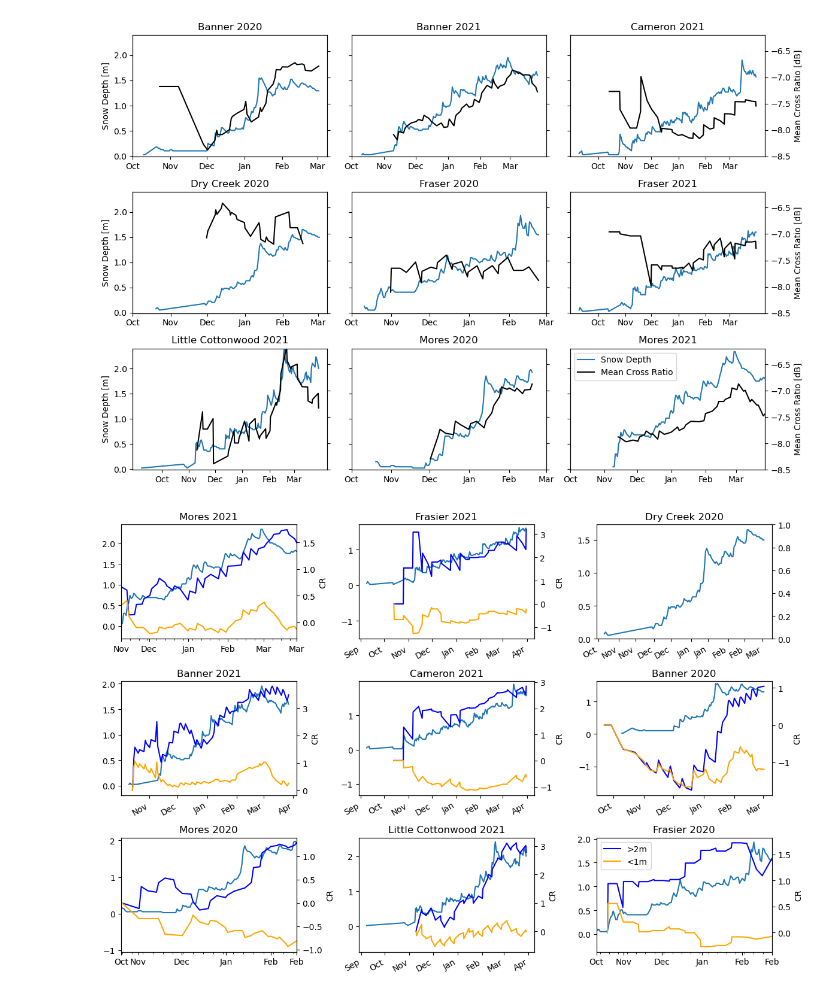
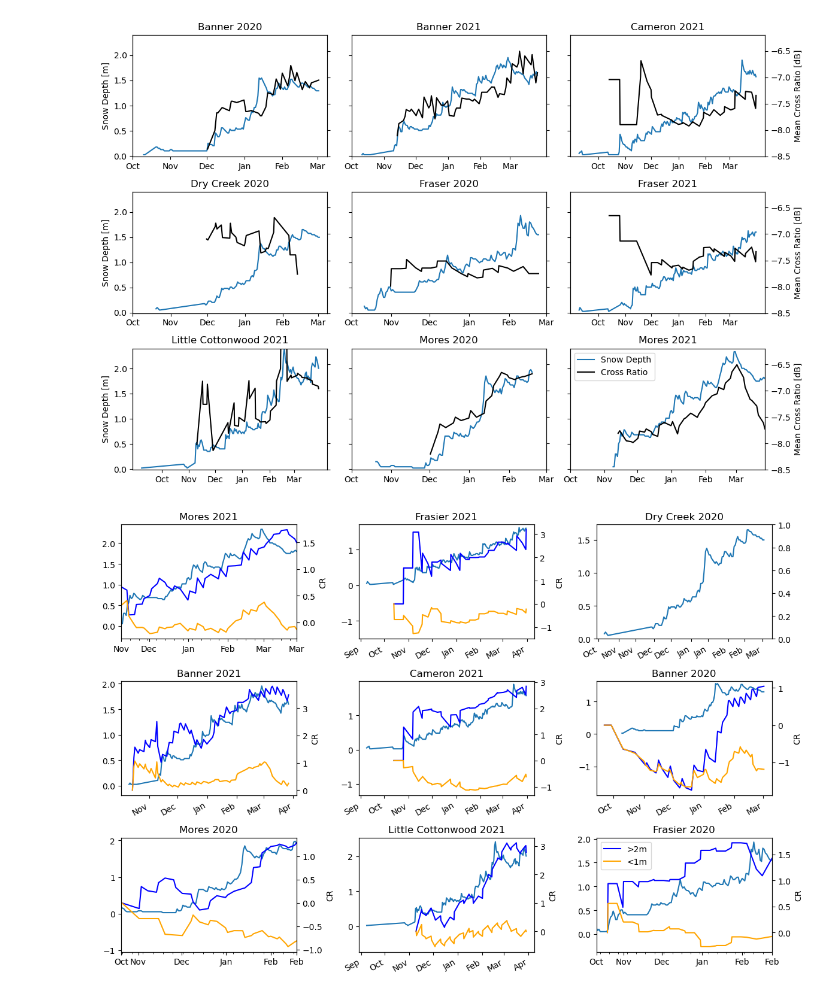
Before and after one commit to ZachHoppinen/spicy-analysis, a Jupyter notebook: src/compare/cr_signal/snotel_compare.ipynb, the cells around one changed output. Cells and saved outputs as stored; diff of their text form; code cells hidden in the pictures.

Commit message:
snotel analysis to 1km

```diff
--- a/src/compare/cr_signal/snotel_compare.ipynb
+++ b/src/compare/cr_signal/snotel_compare.ipynb
@@ -25,4 +22,10 @@ for stem, ds in dss.items():
     site = ' '.join(stem.split('_')[:-1]).replace('Frasier', 'Fraser')
     snotel_name = snotel_names[site]
     snotels.loc[' '.join(stem.split('-')[0].split('_')[:-1]), 'id'] = snotel_name
-snotels
+
+# from https://gist.github.com/dgketchum/a3a256b4ed529622cd49160b182cc66f
+snotel_locs = pd.read_csv('/Users/rdcrlzh1/Documents/spicy-analysis/data/snotel/snotel_list.csv')
+snotel_locs.loc[:,'ID'] = snotel_locs['ID'].str.replace('\t','')
+
+def MetersToDecimalDegrees(meters, latitude):
+    return meters / (111.32 * 1000 * np.cos(latitude * (np.pi / 180)))
@@ -43,6 +38,7 @@ fig, axes = plt.subplots(3, 3, figsize = (12, 8))
 for i, (ax, (stem, ds)) in enumerate(zip(axes.ravel(), sorted(dss.items()))):
     site = ' '.join(stem.split('_')[:-1]).replace('Frasier', 'Fraser')
     snotel_name = snotel_names[site]
+    snotel_loc = snotel_locs[snotel_locs.ID == snotel_name.replace(')', '').split('(')[1]]
     d_min, d_max = ds.time.dt.date.min().values.ravel()[0], ds.time.dt.date.max().values.ravel()[0]
 
     sub = snotel.loc[d_min:d_max, snotel.columns.str.contains(re.escape(snotel_name))].copy()
@@ -52,39 +48,45 @@ for i, (ax, (stem, ds)) in enumerate(zip(axes.ravel(), sorted(dss.items()))):
 
     ax_s1 = ax.twinx()
     ds['CR'] = ds['s1'].sel(band = 'VH') - ds['s1'].sel(band = 'VV')
-    ds['CR'].where(ds['ims'].mean(['x','y']) == 4).mean(['x', 'y']).rolling(time = 5, min_periods = 1).mean().dropna('time').plot(ax = ax_s1, color = 'black')
+    # ds['CR'].where(ds['ims'].mean(['x','y']) == 4).mean(['x', 'y']).rolling(time = 5, min_periods = 1).mean().dropna('time').plot(ax = ax_s1, color = 'black')
+    # ~100 meters in WGS84
+    snotel_y = snotel_loc['Latitude'].values.ravel()[0]
+    snotel_x = snotel_loc['Longitude'].values.ravel()[0]
+    tol = MetersToDecimalDegrees(1000, snotel_y)
+    ds['CR'].where(ds['ims'].mean(['x','y']) == 4).sel(x = slice(snotel_x - tol, snotel_x + tol), y = slice(snotel_y + tol, snotel_y - tol)).mean(['x', 'y']).rolling(time = 4, min_periods = 1).mean().dropna('time').plot(ax = ax_s1, color = 'black')
 
     ax_s1.set_title('')
     ax.set_title(stem.split('-')[0].replace('_', ' ').replace('Frasier', 'Fraser'))
 
     # formatter = mdates.DateFormatter('%b')
     # ax.xaxis.set_major_formatter(formatter)
     year = int(stem.split('-')[0].split('_')[-1])
 
     ax.set_xticks(pd.date_range(f'{year-1}-10-01', f'{year}-03-01', freq='MS'))
     ax.set_xticklabels(pd.date_range(f'{year-1}-10-01', f'{year}-03-01', freq='MS').strftime('%b'), rotation=0, fontdict={'horizontalalignment':'center'})
     ax.tick_params(axis='x', which='minor', bottom=False)
 
     # ax_s1.set_xlabel('')
     ax.set_xlabel('')
     if i % 3 != 2:
         ax_s1.set_ylabel('')
         ax_s1.set_yticklabels([])
     else:
         ax_s1.set_ylabel('Mean Cross Ratio [dB]')
     if i %3 != 0: ax.set_yticklabels([])
     ax_s1.set_ylim(-8.5, -6.2)
     ax.set_ylim(-0.01, 2.4)
 
 for ax in axes[:, 0]: ax.set_ylabel('Snow Depth [m]')
 
 plt.gca().plot([],[], color=plt.get_cmap('tab10')(0), label = 'Snow Depth')
-plt.gca().plot([],[], color = 'black', label = 'Mean Cross Ratio')
+plt.gca().plot([],[], color = 'black', label = 'Cross Ratio')
+# plt.gca().plot([],[], color = 'grey', label = 'Snotel 1km Cross Ratio')
 plt.gca().legend(loc = 'upper left')
 
 plt.tight_layout()
 # %% [output]
-[figure, old version]
+[figure, new version]
 # %%
 import re
 import matplotlib.dates as mdates
```
Also changed, not shown: parts of 2 cells of this notebook, 1 other file.
